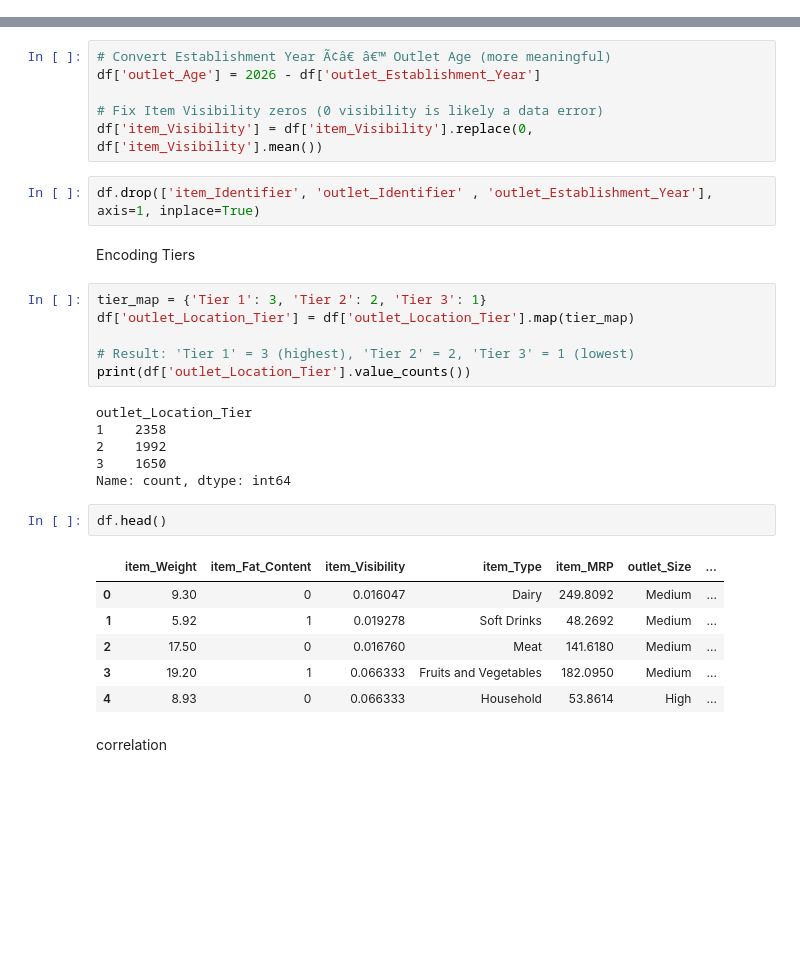
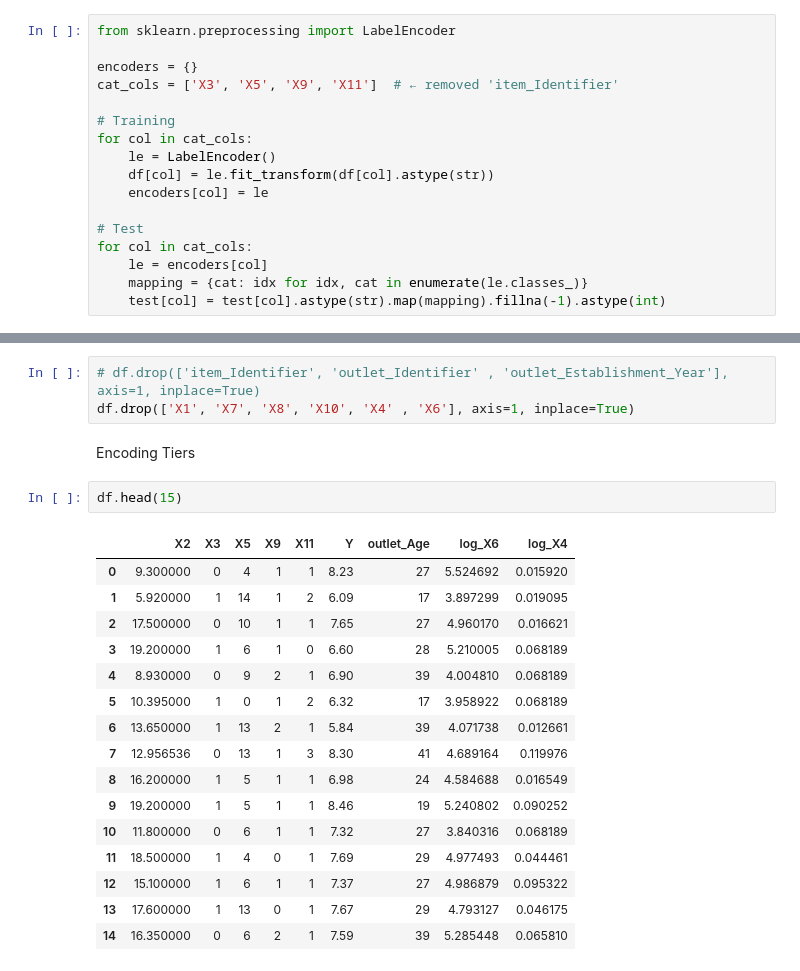
Before and after one commit to sandra20602/AIProject, a Jupyter notebook: main.ipynb, the cells around one changed output, grey strips where cells are left out. Saved outputs shown, nothing was run; the diff lists cells and outputs as text; blank space fills up the shorter version.

Commit message:
more preprocessing

```diff
--- a/main.ipynb
+++ b/main.ipynb
@@ -189,0 +236,17 @@ for col in cat_cols:
+# %%
+from sklearn.preprocessing import LabelEncoder
+
+encoders = {}
+cat_cols = ['X3', 'X5', 'X9', 'X11']  # ← removed 'item_Identifier'
+
+# Training
+for col in cat_cols:
+    le = LabelEncoder()
+    df[col] = le.fit_transform(df[col].astype(str))
+    encoders[col] = le
+
+# Test
+for col in cat_cols:
+    le = encoders[col]
+    mapping = {cat: idx for idx, cat in enumerate(le.classes_)}
+    test[col] = test[col].astype(str).map(mapping).fillna(-1).astype(int)
@@ -217,35 +298,26 @@ Mean Squared Error: 0.20770059114928918
 # %% [markdown]
 Convert years to age
-# %%
-# Convert Establishment Year Ã¢â€ â€™ Outlet Age (more meaningful)
-df['outlet_Age'] = 2026 - df['outlet_Establishment_Year']
-
-# Fix Item Visibility zeros (0 visibility is likely a data error)
-df['item_Visibility'] = df['item_Visibility'].replace(0, df['item_Visibility'].mean())
 # %%
-df.drop(['item_Identifier', 'outlet_Identifier' , 'outlet_Establishment_Year'], axis=1, inplace=True)
+# df.drop(['item_Identifier', 'outlet_Identifier' , 'outlet_Establishment_Year'], axis=1, inplace=True)
+df.drop(['X1', 'X7', 'X8', 'X10', 'X4' , 'X6'], axis=1, inplace=True)
 # %% [markdown]
 Encoding Tiers
-# %%
-tier_map = {'Tier 1': 3, 'Tier 2': 2, 'Tier 3': 1}
-df['outlet_Location_Tier'] = df['outlet_Location_Tier'].map(tier_map)
-
-# Result: 'Tier 1' = 3 (highest), 'Tier 2' = 2, 'Tier 3' = 1 (lowest)
-print(df['outlet_Location_Tier'].value_counts())
-# %% [output]
-outlet_Location_Tier
-1    2358
-2    1992
-3    1650
-Name: count, dtype: int64
 # %%
-df.head()
+df.head(15)
 # %% [output]
-|  | item_Weight | item_Fat_Content | item_Visibility | item_Type | item_MRP | outlet_Size | ... |
-| 0 | 9.30 | 0 | 0.016047 | Dairy | 249.8092 | Medium | ... |
-| 1 | 5.92 | 1 | 0.019278 | Soft Drinks | 48.2692 | Medium | ... |
-| 2 | 17.50 | 0 | 0.016760 | Meat | 141.6180 | Medium | ... |
-| 3 | 19.20 | 1 | 0.066333 | Fruits and Vegetables | 182.0950 | Medium | ... |
-| 4 | 8.93 | 0 | 0.066333 | Household | 53.8614 | High | ... |
+|  | X2 | X3 | X5 | X9 | X11 | Y | outlet_Age | log_X6 | log_X4 |
+| 0 | 9.300000 | 0 | 4 | 1 | 1 | 8.23 | 27 | 5.524692 | 0.015920 |
+| 1 | 5.920000 | 1 | 14 | 1 | 2 | 6.09 | 17 | 3.897299 | 0.019095 |
+| 2 | 17.500000 | 0 | 10 | 1 | 1 | 7.65 | 27 | 4.960170 | 0.016621 |
+| 3 | 19.200000 | 1 | 6 | 1 | 0 | 6.60 | 28 | 5.210005 | 0.068189 |
+| 4 | 8.930000 | 0 | 9 | 2 | 1 | 6.90 | 39 | 4.004810 | 0.068189 |
+| 5 | 10.395000 | 1 | 0 | 1 | 2 | 6.32 | 17 | 3.958922 | 0.068189 |
+| 6 | 13.650000 | 1 | 13 | 2 | 1 | 5.84 | 39 | 4.071738 | 0.012661 |
+| 7 | 12.956536 | 0 | 13 | 1 | 3 | 8.30 | 41 | 4.689164 | 0.119976 |
+| 8 | 16.200000 | 1 | 5 | 1 | 1 | 6.98 | 24 | 4.584688 | 0.016549 |
+| 9 | 19.200000 | 1 | 5 | 1 | 1 | 8.46 | 19 | 5.240802 | 0.090252 |
+| 10 | 11.800000 | 0 | 6 | 1 | 1 | 7.32 | 27 | 3.840316 | 0.068189 |
+| 11 | 18.500000 | 1 | 4 | 0 | 1 | 7.69 | 29 | 4.977493 | 0.044461 |
+| 12 | 15.100000 | 1 | 6 | 1 | 1 | 7.37 | 27 | 4.986879 | 0.095322 |
+| 13 | 17.600000 | 1 | 13 | 0 | 1 | 7.67 | 29 | 4.793127 | 0.046175 |
+| 14 | 16.350000 | 0 | 6 | 2 | 1 | 7.59 | 39 | 5.285448 | 0.065810 |
-# %% [markdown]
-correlation
```
Also changed, not shown: parts of 29 cells of this notebook.
